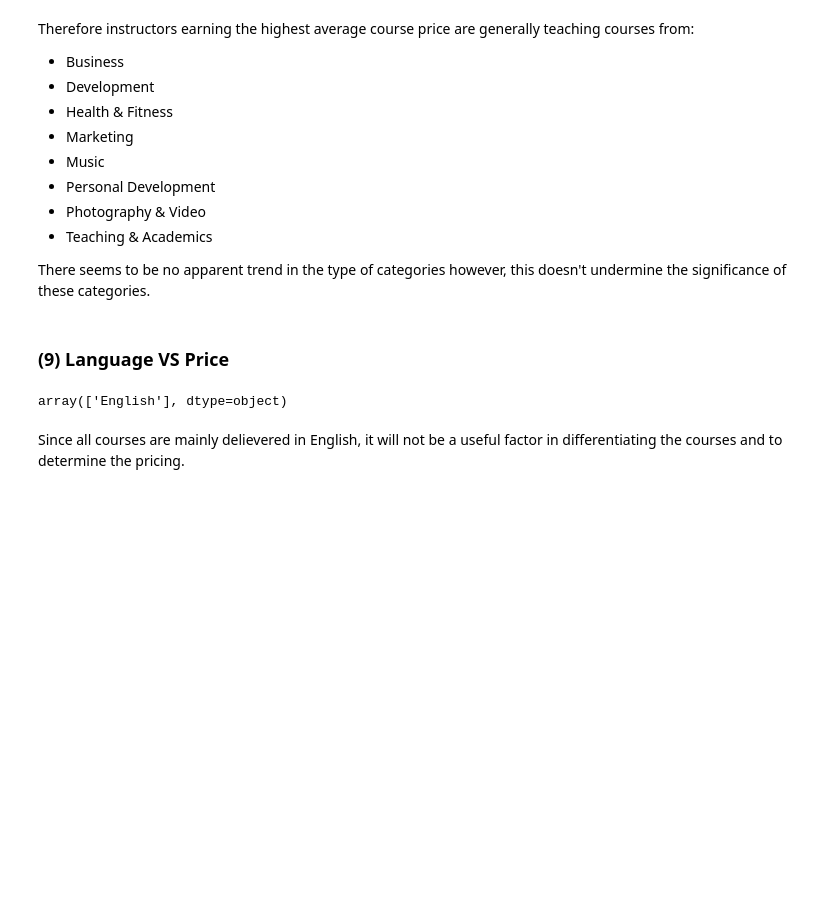
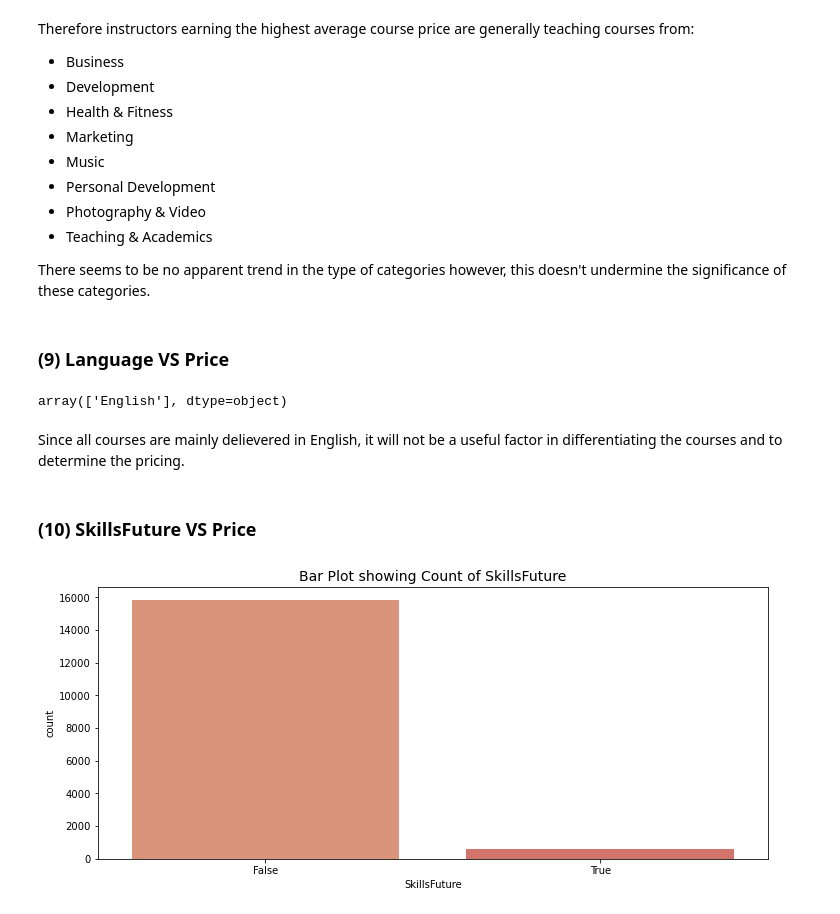
Before and after one commit to Kelizaaaaa/Udemy-Data-Project, a Jupyter notebook: Project 1 - Exploratory Data Analysis (Price Mechanism).ipynb, the cells around one changed output. Cells and saved outputs as stored; diff of their text form; code cells hidden in the pictures; blank space fills up the shorter version.

Commit message:
Update Project 1 - Exploratory Data Analysis

```diff
--- a/Project 1 - Exploratory Data Analysis (Price Mechanism).ipynb
+++ b/Project 1 - Exploratory Data Analysis (Price Mechanism).ipynb
@@ -344,3 +344,14 @@ data_eda["Language"].unique()
 array(['English'], dtype=object)
 # %% [markdown]
 Since all courses are mainly delievered in English, it will not be a useful factor in differentiating the courses and to determine the pricing.
+# %% [markdown]
+### (10) SkillsFuture VS Price
+# %%
+# Bar Plot showing distribution of skillsfuture
+plt.figure(figsize=(12,5))
+palette = sns.color_palette("flare")
+sns.countplot(x="SkillsFuture", data=data_eda, palette=palette)
+plt.title("Bar Plot showing Count of SkillsFuture", fontsize=14)
+plt.show()
+# %% [output]
+[figure, added]
```
Also changed, not shown: parts of 5 cells of this notebook.
